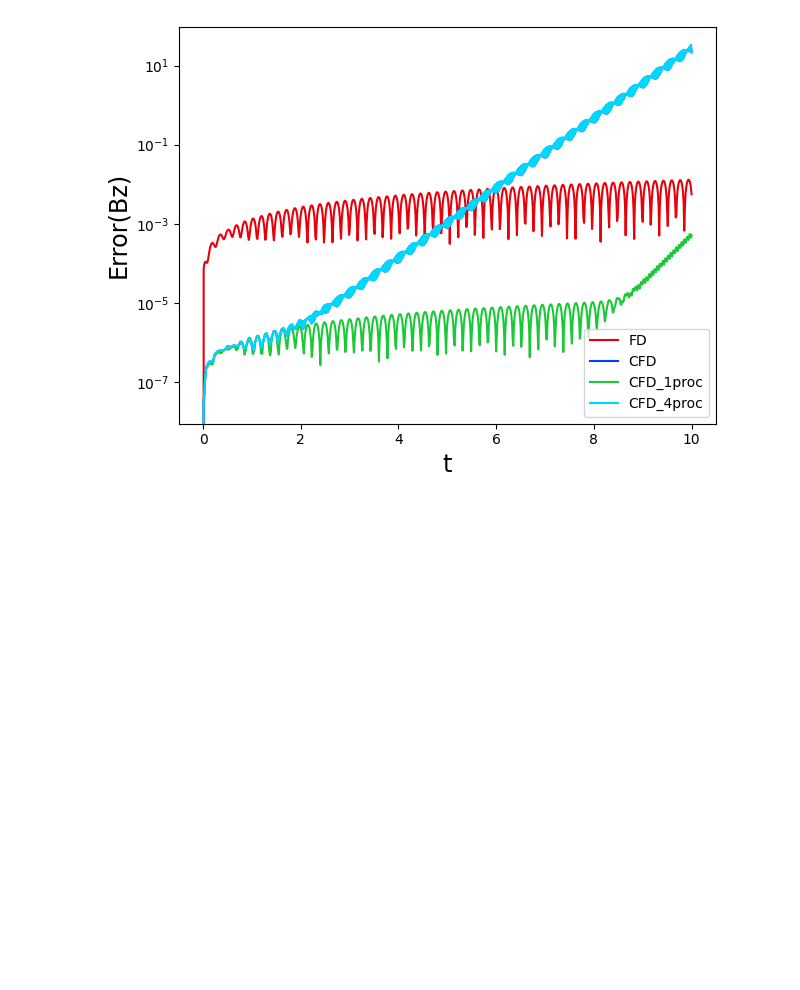
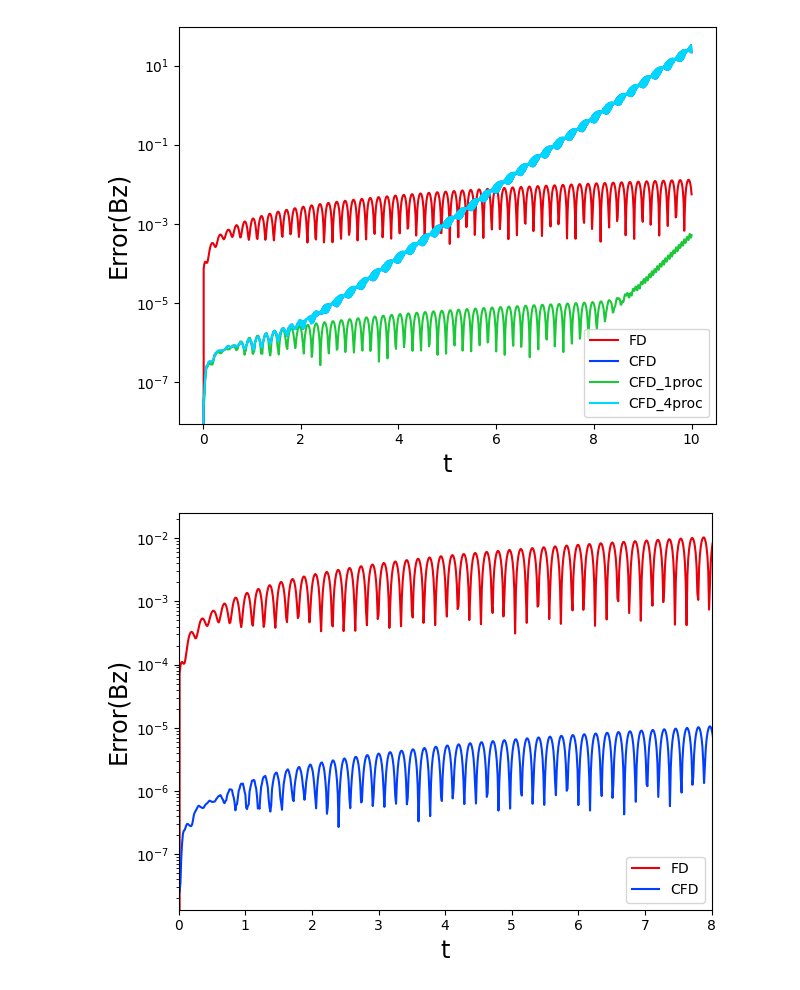
Before and after one commit to davidneilsen/numex.jl, a Jupyter notebook: src/maxwellMPI/PlotNorms.ipynb, the cells around one changed output. Saved outputs shown, nothing was run; the diff lists cells and outputs as text; code cells hidden in the pictures; blank space fills up the shorter version.

```diff
--- a/src/maxwellMPI/PlotNorms.ipynb
+++ b/src/maxwellMPI/PlotNorms.ipynb
@@ -76,3 +76,15 @@ plt.tight_layout()
 plt.savefig('errBz.pdf')
 # %% [output]
 [figure]
+# %%
+fig, ax = plt.subplots()
+ax.semilogy(ta1, np.abs(ea3), color=sbr, label='FD')
+ax.semilogy(tb1p1, np.abs(eb3p1),color=sbb,label='CFD')
+ax.set_xlim(0.0,8.0)
+ax.set_xlabel('t',fontsize='xx-large')
+ax.set_ylabel('Error(Bz)',fontsize='xx-large')
+ax.legend(loc='lower right')
+plt.tight_layout()
+plt.savefig('errBz.pdf')
+# %% [output]
+[figure, added]
```
Also changed, not shown: 4 other files.
